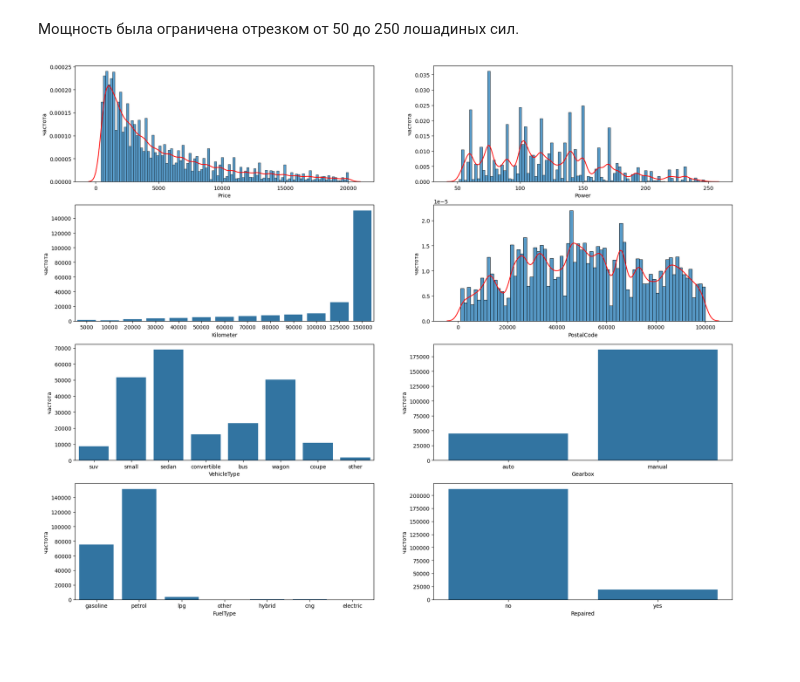
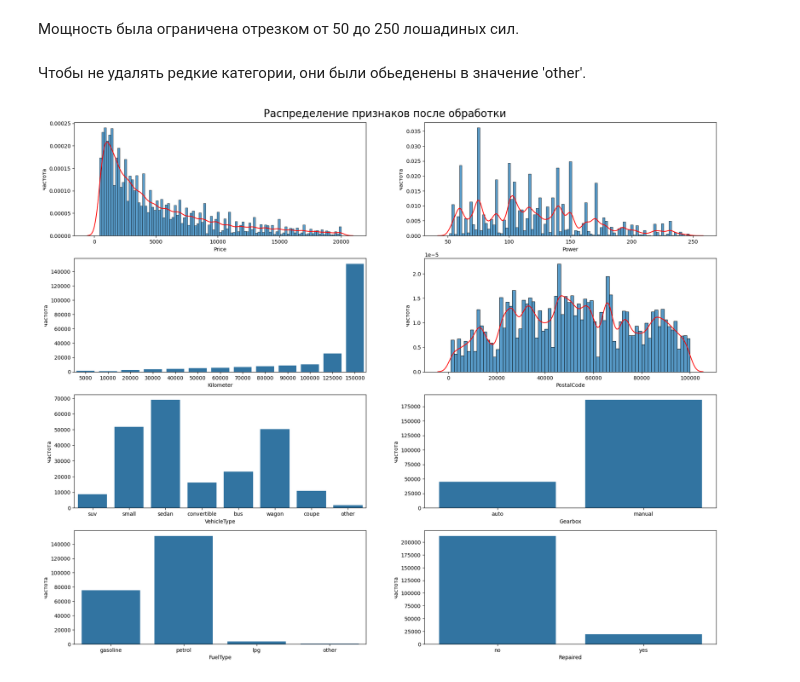
Before and after one commit to serguntsov/cost_of_car, a Jupyter notebook: market_value_car.ipynb, the cells around one changed output. Saved outputs shown, nothing was run; the diff lists cells and outputs as text; code cells hidden in the pictures; blank space fills up the shorter version.

```diff
--- a/market_value_car.ipynb
+++ b/market_value_car.ipynb
@@ -328,7 +336,18 @@ data_auto.query('Price > 400', inplace=True)
 data_auto.query('Power < 250 and Power > 50', inplace=True)
 # %% [markdown]
 Мощность была ограничена отрезком от 50 до 250 лошадиных сил.
+# %%
+data_auto['FuelType'] = np.where(
+    data_auto['FuelType'].isin(['gasoline', 'petrol', 'lpg']),
+    data_auto['FuelType'],
+    'other'
+)
+# %% [markdown]
+Чтобы не удалять редкие категории, они были обьеденены в значение 'other'.
 # %%
 plt_distribution(data_auto)
+plt.suptitle('Распределение признаков после обработки', y=0.9, fontsize=20)
+
+plt.show()
 # %% [output]
-[figure, old version]
+[figure, new version]
```
Also changed, not shown: parts of 8 cells of this notebook.
